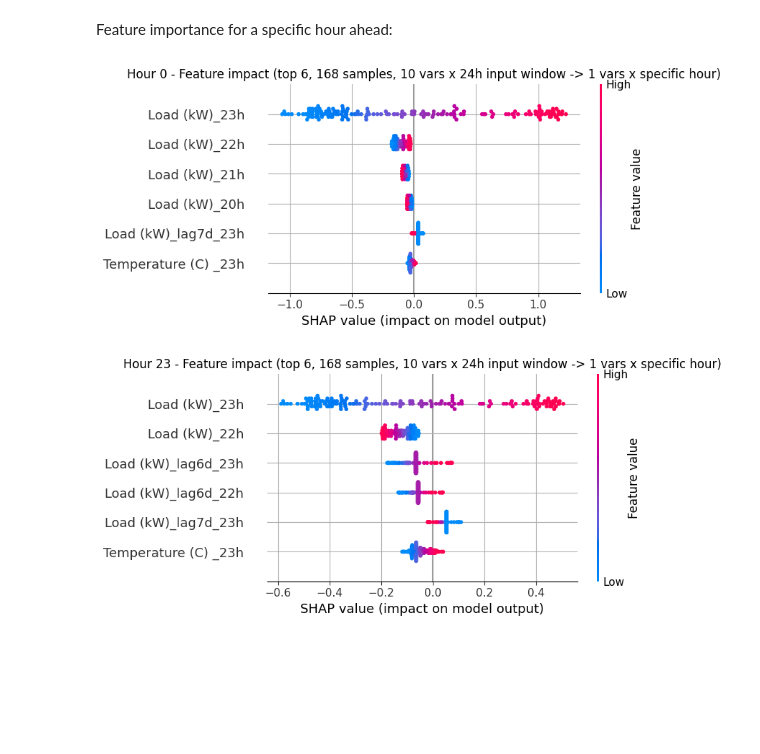
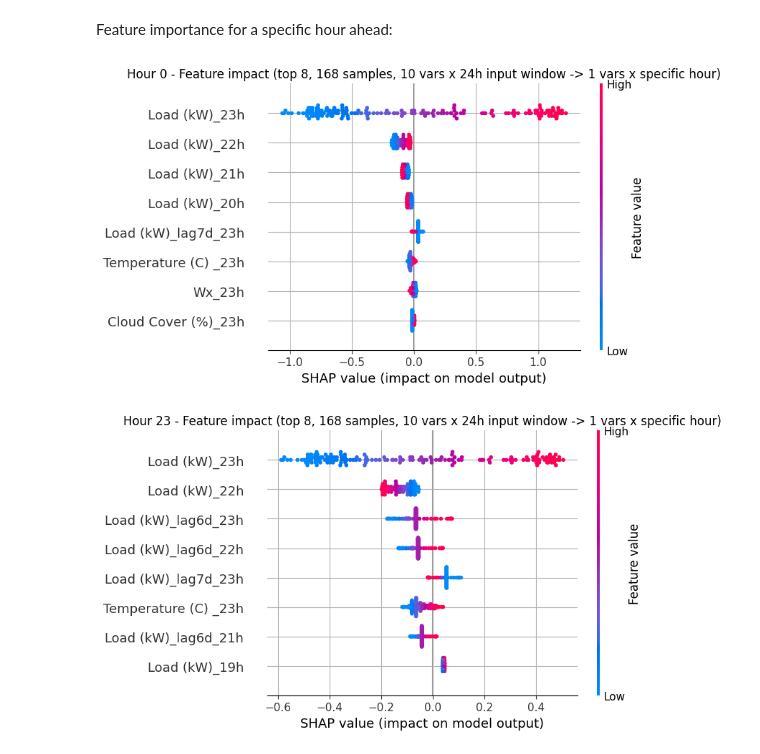
Before and after one commit to temp3rr0r/DR-DNN, a Jupyter notebook: Load_kW_NoDR.ipynb, the cells around one changed output. Cells and saved outputs as stored; diff of their text form; code cells hidden in the pictures; blank space fills up the shorter version.

```diff
--- a/Load_kW_NoDR.ipynb
+++ b/Load_kW_NoDR.ipynb
@@ -568,7 +568,7 @@ torch.save(model.state_dict(), PATH)
 # %% [markdown]
 Load:
 # %%
-model = model = LSTMForecast(input_size, hidden_size, output_size)
+model = LSTMForecast(input_size, hidden_size, output_size)
 model.load_state_dict(torch.load(PATH))
 model.eval()
 # %% [output]
@@ -679,13 +678,13 @@ output_hours_labels.shape: (24,)
 # %% [markdown]
 Feature importance for a specific hour ahead:
 # %%
-max_top_features = 6
+max_top_features = 8
 for specific_hour in [0, 23]:
   reshaped_shap_values = np.reshape(shap_values[specific_hour], (samples, feature_count * input_hours))
   plt.title(f'Hour {specific_hour} - Feature impact (top {max_top_features}, {samples} samples, {feature_count} vars x {output_hours}h input window -> {output_count} vars x specific hour)')
   plt.grid()
   shap.summary_plot(reshaped_shap_values, df_shap, max_display=max_top_features)
   plt.show()
 # %% [output]
-[figure, old version]
+[figure, new version]
-[figure, old version]
+[figure, new version]
```
Also changed, not shown: parts of 1 cell of this notebook, 1 other file.
